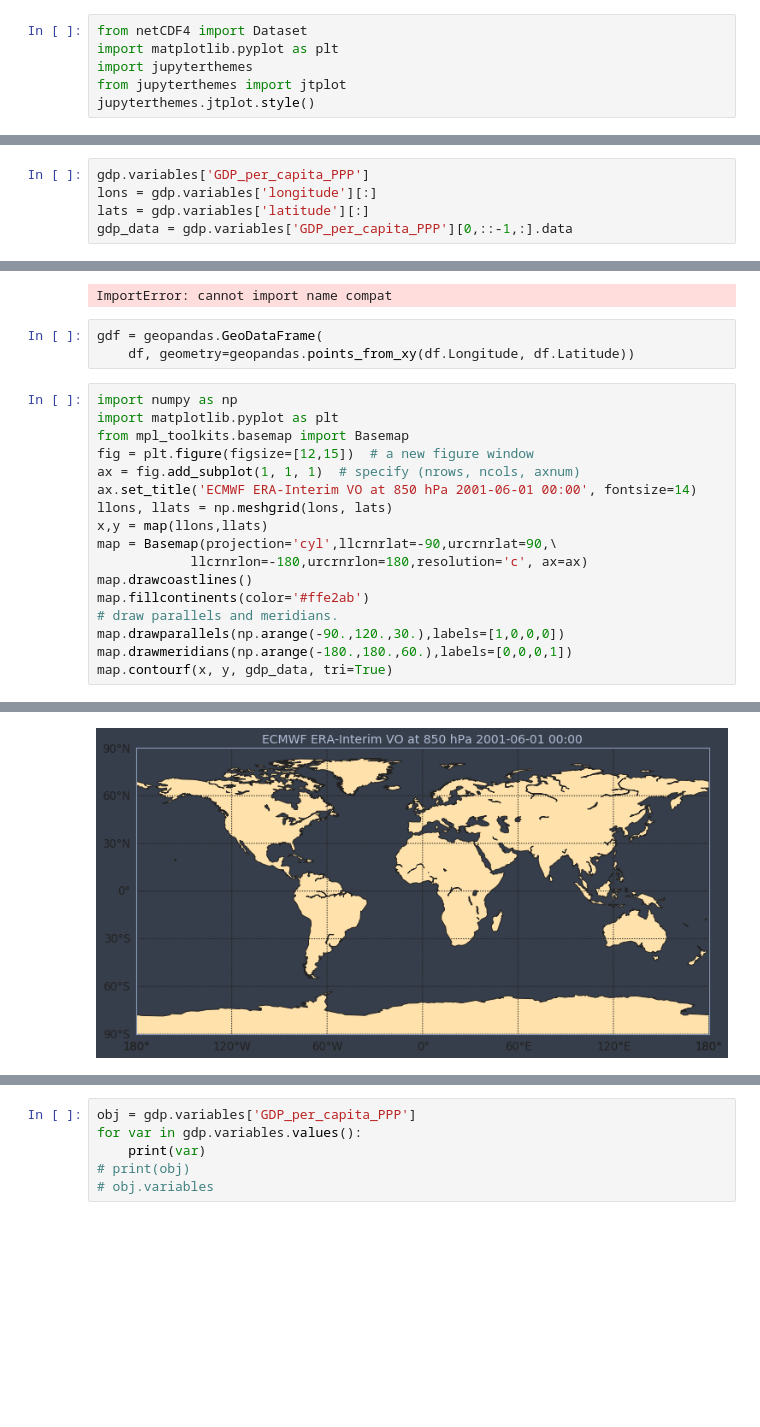
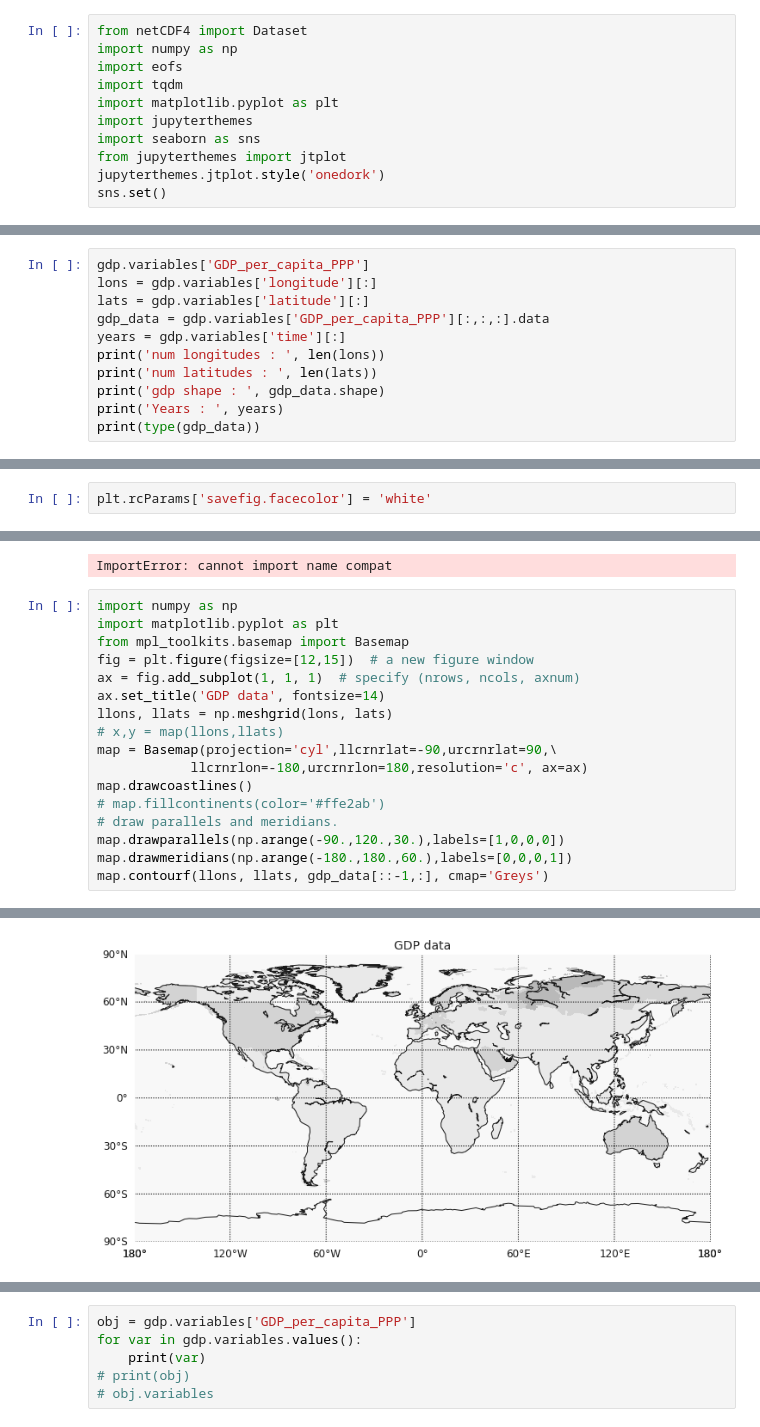
Before and after one commit to ArmaanBhullar/grid_gdp_analysis, a Jupyter notebook: gdp_analysis.ipynb, the cells around one changed output, grey strips where cells are left out. Cells and saved outputs as stored; diff of their text form; blank space fills up the shorter version.

Commit message:
EOF analysis for GDP data - plots and code

```diff
--- a/gdp_analysis.ipynb
+++ b/gdp_analysis.ipynb
@@ -1,9 +1,14 @@
 # %%
 from netCDF4 import Dataset
+import numpy as np
+import eofs
+import tqdm
 import matplotlib.pyplot as plt
 import jupyterthemes
+import seaborn as sns
 from jupyterthemes import jtplot
-jupyterthemes.jtplot.style()
+jupyterthemes.jtplot.style('onedork')
+sns.set()
 # %%
 gdp = Dataset('data/GDP_per_capita_PPP_1990_2015_v2.nc', 'r')
 print(gdp)
@@ -24,4 +31,10 @@ root group (NETCDF4 data model, file format HDF5):
 gdp.variables['GDP_per_capita_PPP']
 lons = gdp.variables['longitude'][:]
 lats = gdp.variables['latitude'][:]
-gdp_data = gdp.variables['GDP_per_capita_PPP'][0,::-1,:].data
+gdp_data = gdp.variables['GDP_per_capita_PPP'][:,:,:].data
+years = gdp.variables['time'][:]
+print('num longitudes : ', len(lons))
+print('num latitudes : ', len(lats))
+print('gdp shape : ', gdp_data.shape)
+print('Years : ', years)
+print(type(gdp_data))
@@ -35,0 +199,2 @@ gdp shape :  (2160, 4320)
+# %%
+plt.rcParams['savefig.facecolor'] = 'white'
@@ -174,24 +280,21 @@ import geopandas, geometry
 import pandas as pd
 # %% [output]
 ImportError: cannot import name compat
-# %%
-gdf = geopandas.GeoDataFrame(
-    df, geometry=geopandas.points_from_xy(df.Longitude, df.Latitude))
 # %%
 import numpy as np
 import matplotlib.pyplot as plt
 from mpl_toolkits.basemap import Basemap
 fig = plt.figure(figsize=[12,15])  # a new figure window
 ax = fig.add_subplot(1, 1, 1)  # specify (nrows, ncols, axnum)
-ax.set_title('ECMWF ERA-Interim VO at 850 hPa 2001-06-01 00:00', fontsize=14)
+ax.set_title('GDP data', fontsize=14)
 llons, llats = np.meshgrid(lons, lats)
-x,y = map(llons,llats)
+# x,y = map(llons,llats)
 map = Basemap(projection='cyl',llcrnrlat=-90,urcrnrlat=90,\
             llcrnrlon=-180,urcrnrlon=180,resolution='c', ax=ax)
 map.drawcoastlines()
-map.fillcontinents(color='#ffe2ab')
+# map.fillcontinents(color='#ffe2ab')
 # draw parallels and meridians.
 map.drawparallels(np.arange(-90.,120.,30.),labels=[1,0,0,0])
 map.drawmeridians(np.arange(-180.,180.,60.),labels=[0,0,0,1])
-map.contourf(x, y, gdp_data, tri=True)
+map.contourf(llons, llats, gdp_data[::-1,:], cmap='Greys')
 # %% [output]
@@ -199 +306 @@ ValueError: condition must be a 1-d array
-[figure, old version]
+[figure, new version]
```
Also changed, not shown: parts of 36 cells of this notebook, 11 other files.
